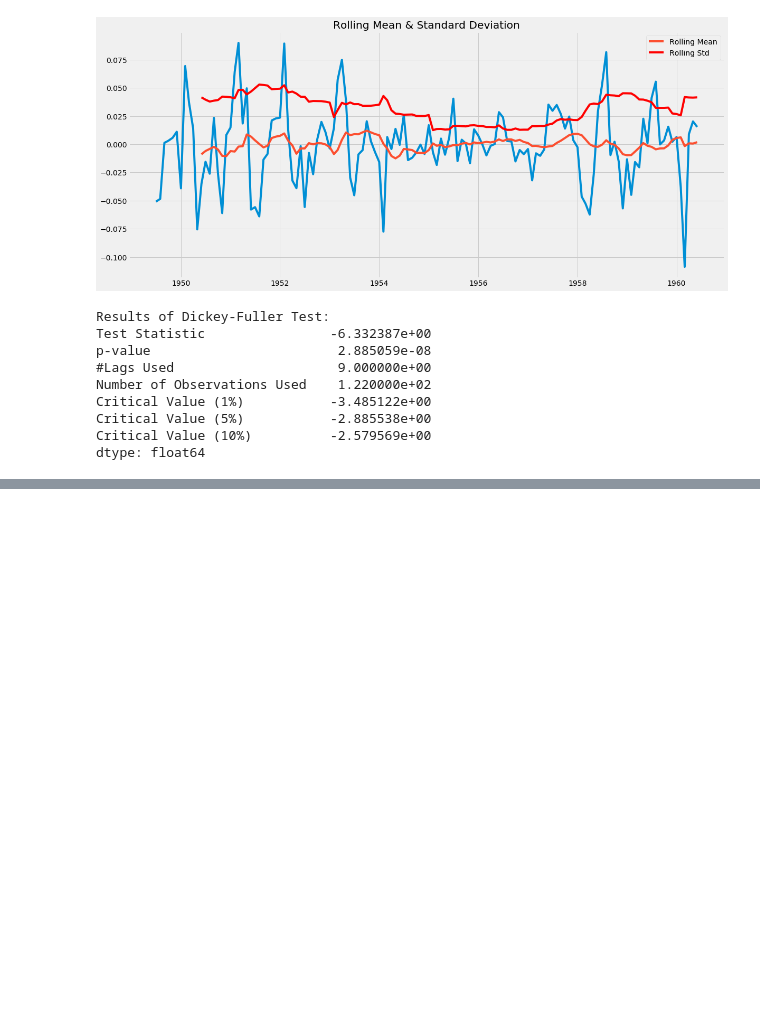
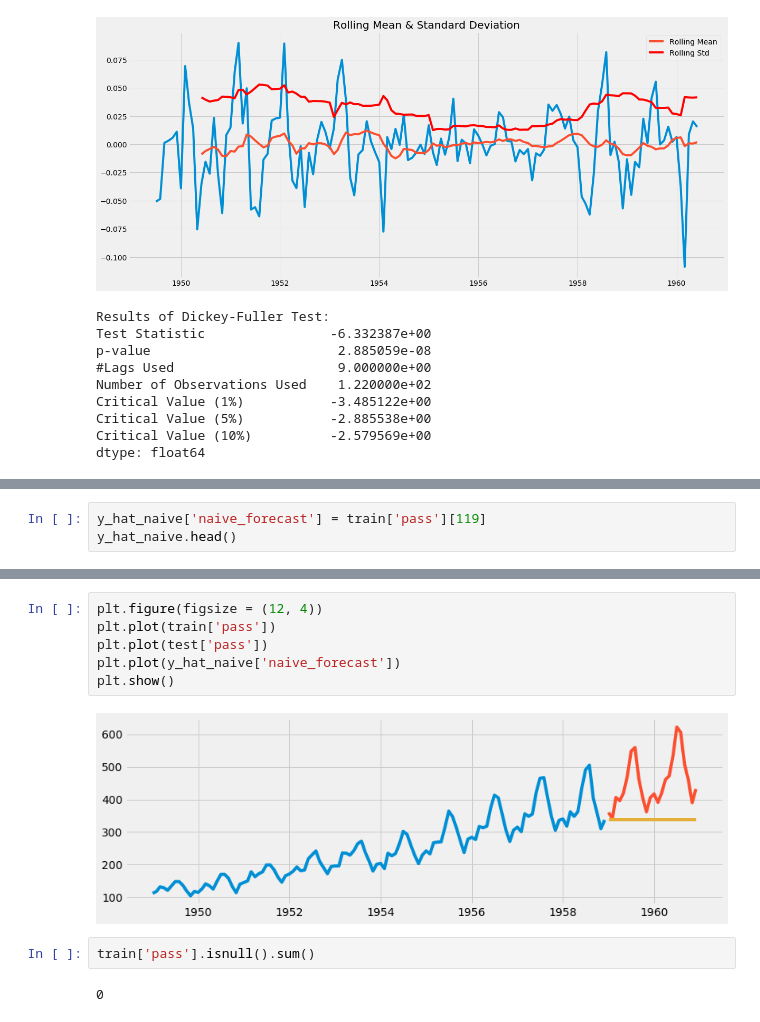
Before and after one commit to sudevansujit/10_Machine_Learning, a Jupyter notebook: 4_Timeseries_Analysis/5_Airline_Passenger_Data_Analysis.ipynb, the cells around one changed output, grey strips where cells are left out. Saved outputs shown, nothing was run; the diff lists cells and outputs as text; blank space fills up the shorter version.

```diff
--- a/4_Timeseries_Analysis/5_Airline_Passenger_Data_Analysis.ipynb
+++ b/4_Timeseries_Analysis/5_Airline_Passenger_Data_Analysis.ipynb
@@ -488,0 +514,3 @@ dtype: float64
+# %%
+y_hat_naive['naive_forecast'] = train['pass'][119]
+y_hat_naive.head()
@@ -488,0 +525,12 @@ dtype: float64
+# %%
+plt.figure(figsize = (12, 4))
+plt.plot(train['pass'])
+plt.plot(test['pass'])
+plt.plot(y_hat_naive['naive_forecast'])
+plt.show()
+# %% [output]
+[figure, added]
+# %%
+train['pass'].isnull().sum()
+# %% [output]
+0
```
Also changed, not shown: parts of 53 cells of this notebook.
